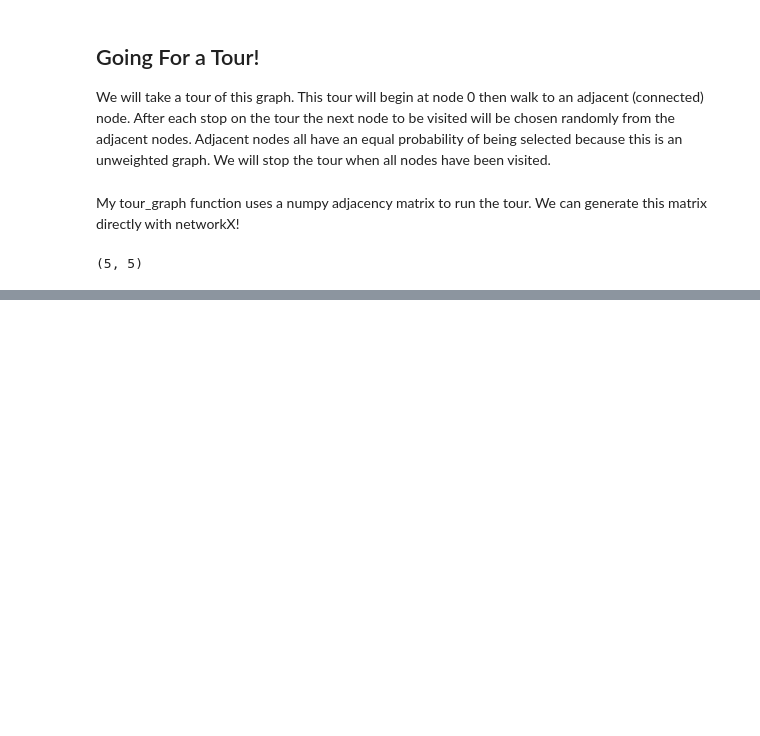
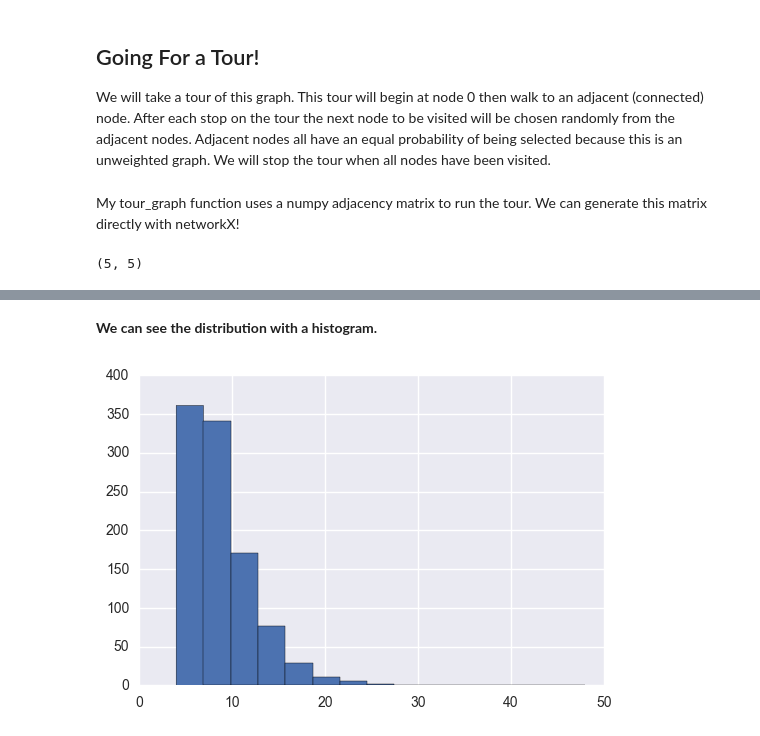
Before and after one commit to kfpotts1/graph_tour_sim, a Jupyter notebook: Touring_times_of_graphs_part_1.ipynb, the cells around one changed output, grey strips where cells are left out. Cells and saved outputs as stored; diff of their text form; code cells hidden in the pictures; blank space fills up the shorter version.

```diff
--- a/Touring_times_of_graphs_part_1.ipynb
+++ b/Touring_times_of_graphs_part_1.ipynb
@@ -60,0 +60,3 @@ tg.run_silulation
+# %%
+%%time
+times = tg.run_simulation(nx.to_numpy_matrix(g_1), n=1000)
@@ -60,0 +66,6 @@ tg.run_silulation
+# %% [markdown]
+**We can see the distribution with a histogram.**
+# %%
+plt.hist(times, bins=15);
+# %% [output]
+[figure, added]
```
Also changed, not shown: parts of 9 cells of this notebook, 4 other files.
